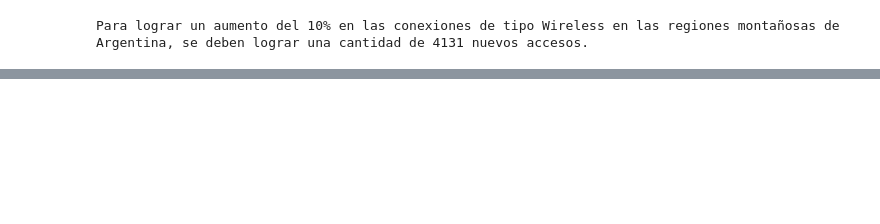
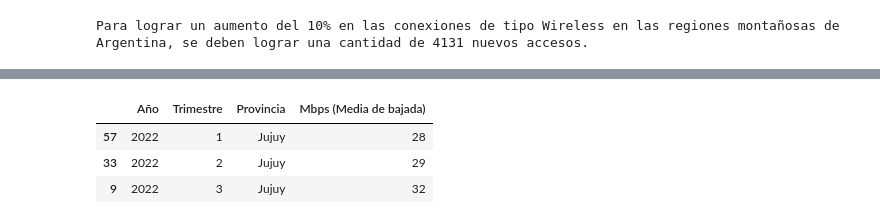
Before and after one commit to Mezgo/EDA-dashboard-telcom, a Jupyter notebook: EDA.ipynb, the cells around one changed output, grey strips where cells are left out. Drawn from its saved outputs; the diff is of its cells as text; code cells hidden in the pictures; blank space fills up the shorter version.

```diff
--- a/EDA.ipynb
+++ b/EDA.ipynb
@@ -233,0 +281,13 @@ Para lograr un aumento del 10% en las conexiones de tipo Wireless en las regione
+# %%
+provincia = 'jujuy'
+year = 2022
+
+vel_bajada_copy = vel_bajada_copy[vel_bajada_copy.Provincia.str.lower() == provincia.lower()]
+vel_bajada_copy = vel_bajada_copy[vel_bajada_copy.Año == year]
+vel_bajada_copy.sort_values('Trimestre', ascending = True, inplace = True)
+vel_bajada_copy
+# %% [output]
+|  | Año | Trimestre | Provincia | Mbps (Media de bajada) |
+| 57 | 2022 | 1 | Jujuy | 28 |
+| 33 | 2022 | 2 | Jujuy | 29 |
+| 9 | 2022 | 3 | Jujuy | 32 |
```
Also changed, not shown: parts of 12 cells of this notebook.
